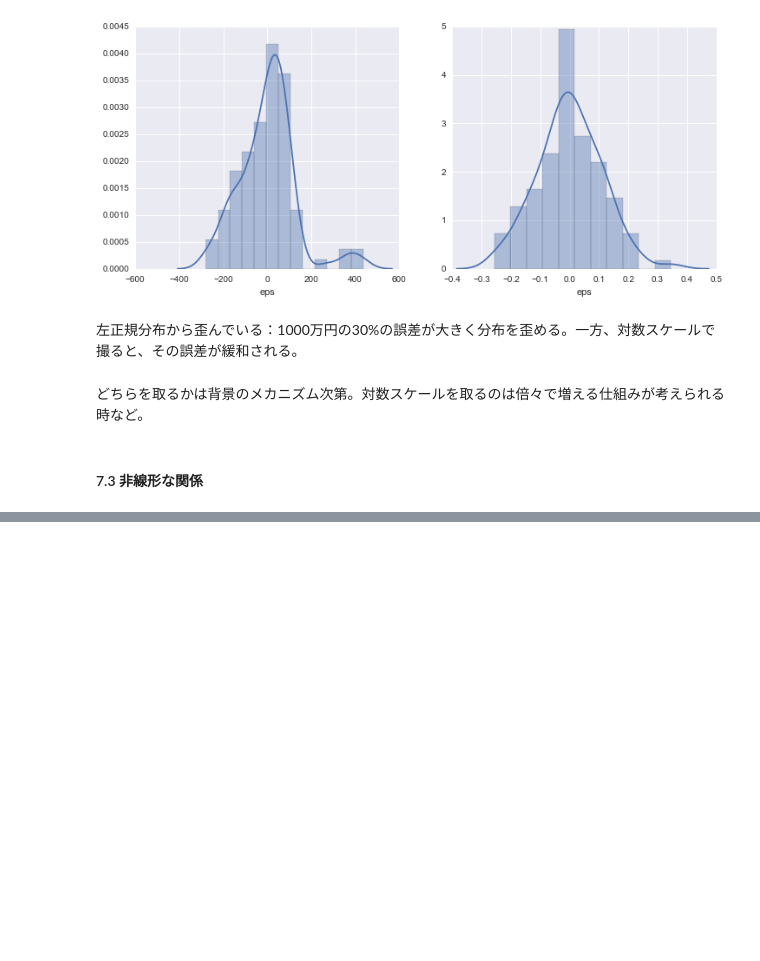
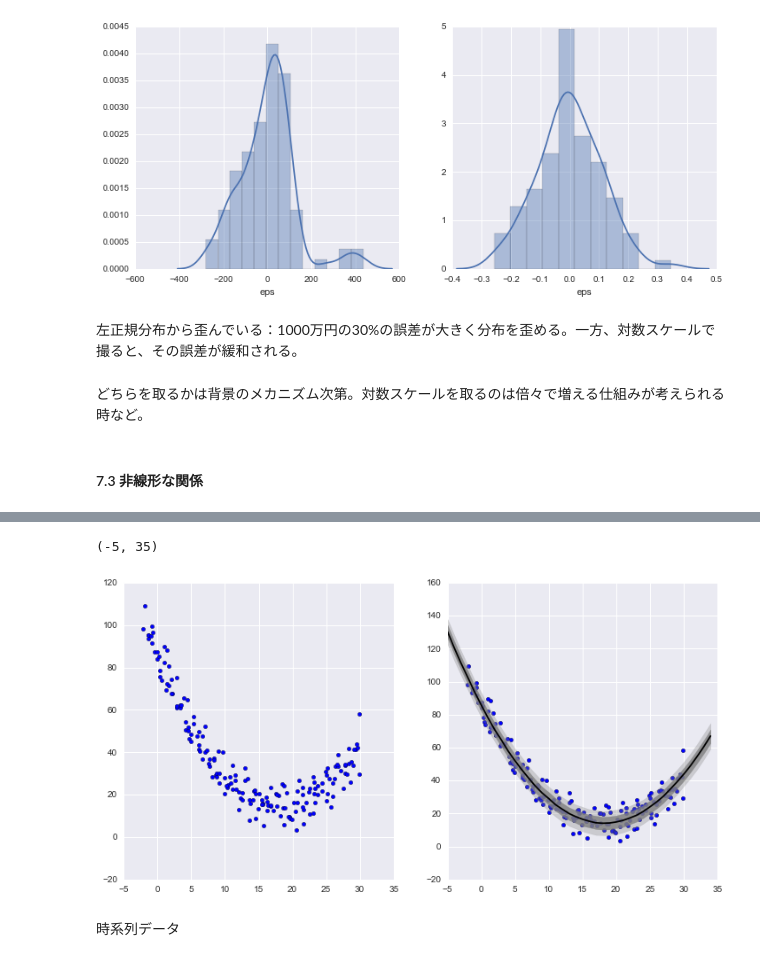
Before and after one commit to hmj/r-stan-stats-modeling-in-python, a Jupyter notebook: chap07/chapter7.ipynb, the cells around one changed output, grey strips where cells are left out. Cells and saved outputs as stored; diff of their text form; code cells hidden in the pictures; blank space fills up the shorter version.

```diff
--- a/chap07/chapter7.ipynb
+++ b/chap07/chapter7.ipynb
@@ -114,0 +145,16 @@ plt.show()
+# %%
+fig75 = plt.figure(figsize=(12,6))
+ax1 = fig75.add_subplot(1,2,1)
+ax1.scatter(df3.X, df3.Y)
+ax1.set_xlim(-5,35)
+ax2 = fig75.add_subplot(1,2,2)
+ax2.scatter(df3.X, df3.Y)
+ax2.plot(X_new_73, df3_new.p50,color="black")
+ax2.fill_between(X_new_73, df3_new.p25, df3_new.p75, color="gray", alpha=0.8)
+ax2.fill_between(X_new_73, df3_new.p10, df3_new.p90, color="gray", alpha=0.3)
+ax2.set_xlim(-5,35)
+# %% [output]
+(-5, 35)
+[figure, added]
+# %% [markdown]
+時系列データ
```
Also changed, not shown: parts of 40 cells of this notebook, 7 other files.
